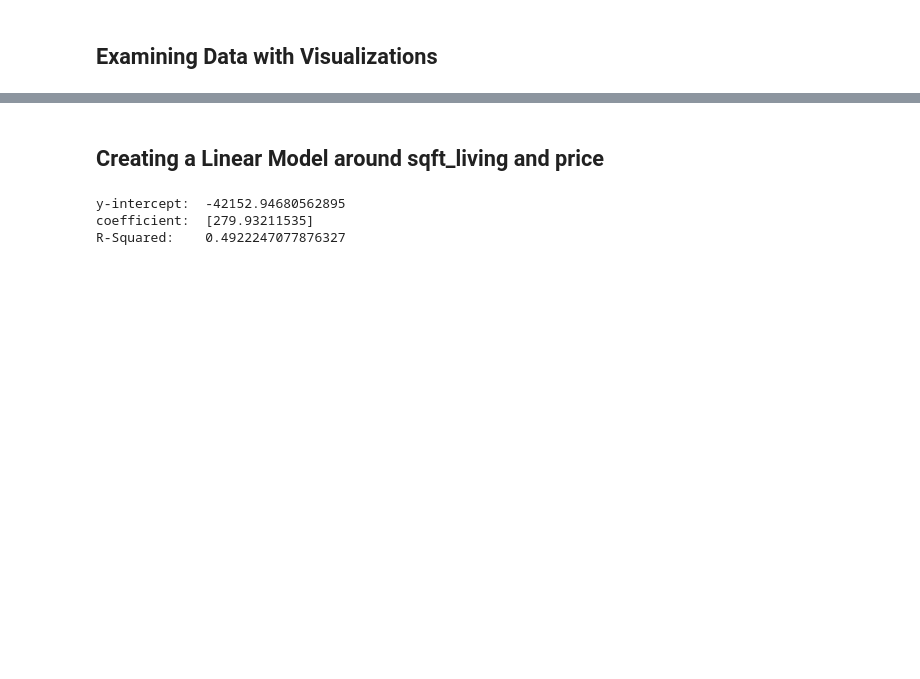
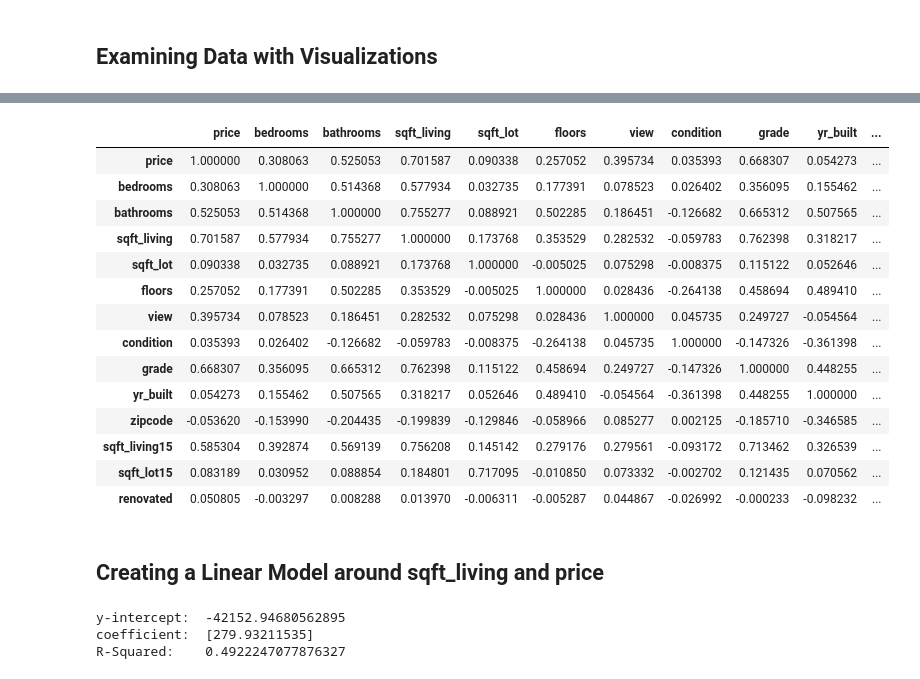
Before and after one commit to dtong136/dsc-phase-2-project-v2-3, a Jupyter notebook: practice.ipynb, the cells around one changed output, grey strips where cells are left out. Saved outputs shown, nothing was run; the diff lists cells and outputs as text; code cells hidden in the pictures; blank space fills up the shorter version.

```diff
--- a/practice.ipynb
+++ b/practice.ipynb
@@ -194,3 +234,21 @@ pd.plotting.scatter_matrix(df, alpha=0.2, figsize=(30,15));
+# %%
+df.corr()
+# %% [output]
+|  | price | bedrooms | bathrooms | sqft_living | sqft_lot | floors | view | condition | grade | yr_built | ... |
+| price | 1.000000 | 0.308063 | 0.525053 | 0.701587 | 0.090338 | 0.257052 | 0.395734 | 0.035393 | 0.668307 | 0.054273 | ... |
+| bedrooms | 0.308063 | 1.000000 | 0.514368 | 0.577934 | 0.032735 | 0.177391 | 0.078523 | 0.026402 | 0.356095 | 0.155462 | ... |
+| bathrooms | 0.525053 | 0.514368 | 1.000000 | 0.755277 | 0.088921 | 0.502285 | 0.186451 | -0.126682 | 0.665312 | 0.507565 | ... |
+| sqft_living | 0.701587 | 0.577934 | 0.755277 | 1.000000 | 0.173768 | 0.353529 | 0.282532 | -0.059783 | 0.762398 | 0.318217 | ... |
+| sqft_lot | 0.090338 | 0.032735 | 0.088921 | 0.173768 | 1.000000 | -0.005025 | 0.075298 | -0.008375 | 0.115122 | 0.052646 | ... |
+| floors | 0.257052 | 0.177391 | 0.502285 | 0.353529 | -0.005025 | 1.000000 | 0.028436 | -0.264138 | 0.458694 | 0.489410 | ... |
+| view | 0.395734 | 0.078523 | 0.186451 | 0.282532 | 0.075298 | 0.028436 | 1.000000 | 0.045735 | 0.249727 | -0.054564 | ... |
+| condition | 0.035393 | 0.026402 | -0.126682 | -0.059783 | -0.008375 | -0.264138 | 0.045735 | 1.000000 | -0.147326 | -0.361398 | ... |
+| grade | 0.668307 | 0.356095 | 0.665312 | 0.762398 | 0.115122 | 0.458694 | 0.249727 | -0.147326 | 1.000000 | 0.448255 | ... |
+| yr_built | 0.054273 | 0.155462 | 0.507565 | 0.318217 | 0.052646 | 0.489410 | -0.054564 | -0.361398 | 0.448255 | 1.000000 | ... |
+| zipcode | -0.053620 | -0.153990 | -0.204435 | -0.199839 | -0.129846 | -0.058966 | 0.085277 | 0.002125 | -0.185710 | -0.346585 | ... |
+| sqft_living15 | 0.585304 | 0.392874 | 0.569139 | 0.756208 | 0.145142 | 0.279176 | 0.279561 | -0.093172 | 0.713462 | 0.326539 | ... |
+| sqft_lot15 | 0.083189 | 0.030952 | 0.088854 | 0.184801 | 0.717095 | -0.010850 | 0.073332 | -0.002702 | 0.121435 | 0.070562 | ... |
+| renovated | 0.050805 | -0.003297 | 0.008288 | 0.013970 | -0.006311 | -0.005287 | 0.044867 | -0.026992 | -0.000233 | -0.098232 | ... |
 # %% [markdown]
 ## Creating a Linear Model around sqft_living and price
 # %%
```
Also changed, not shown: parts of 17 cells of this notebook, 1 other file.
